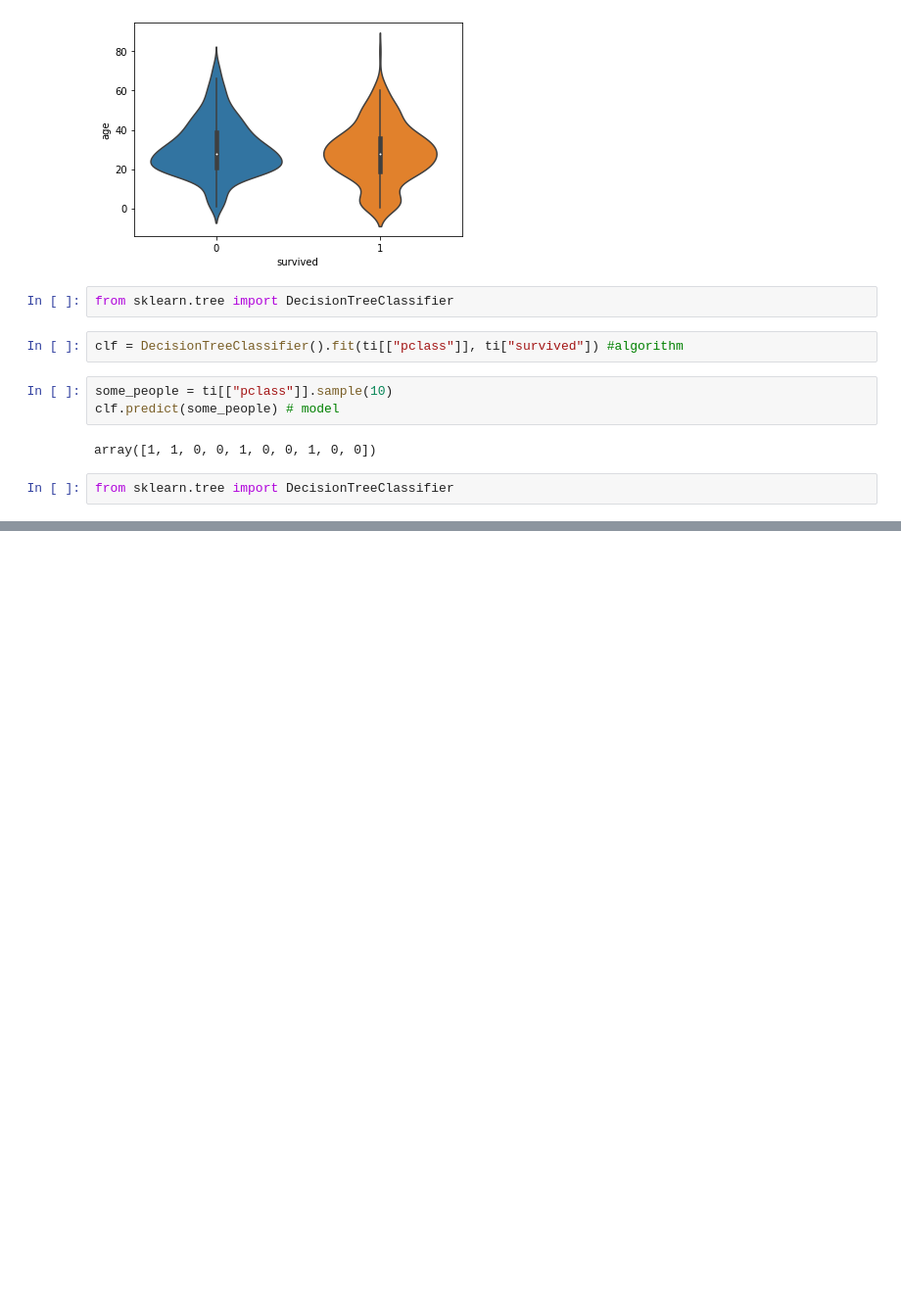
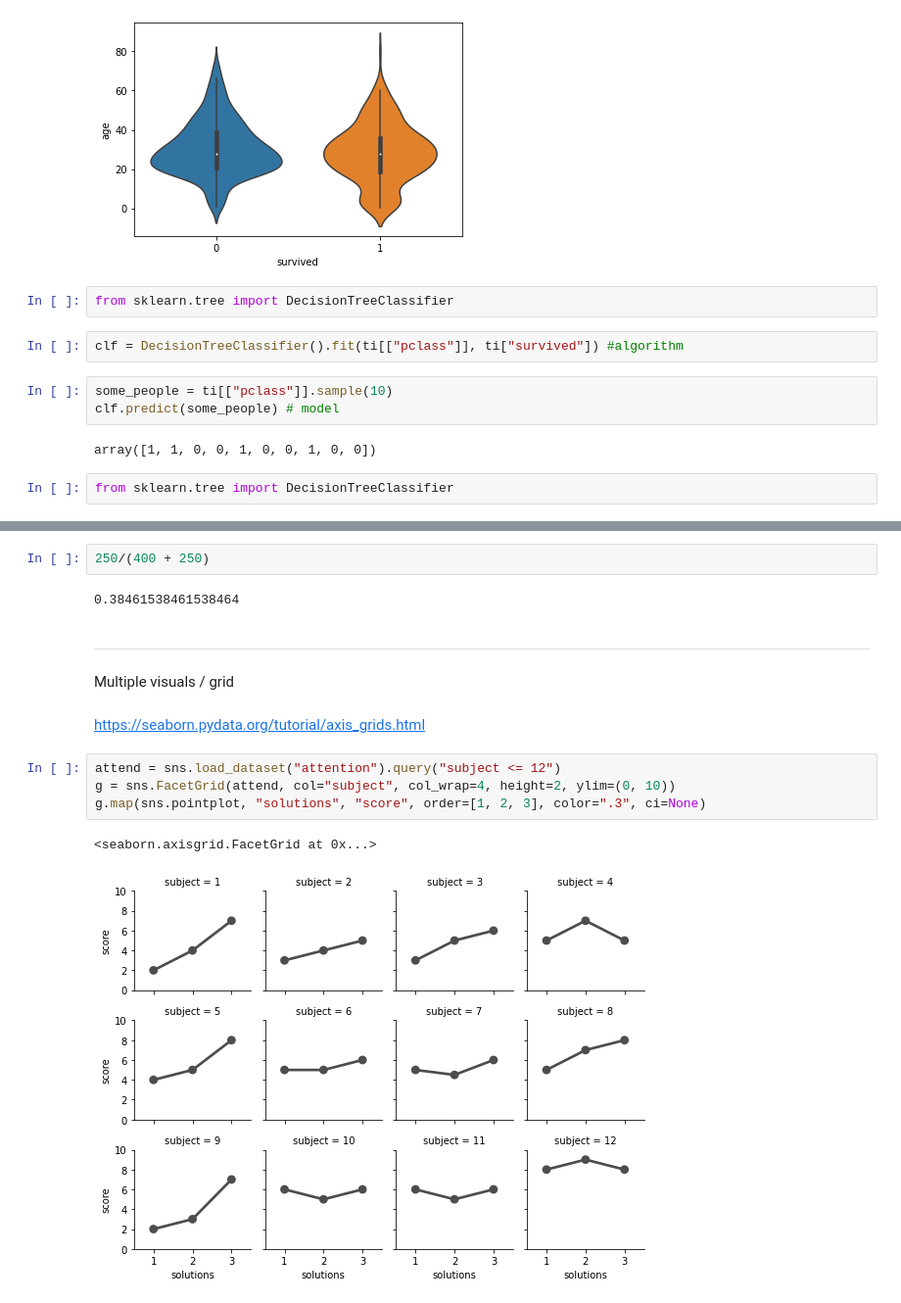
Before and after one commit to Pickett82/courseware-pracds, a Jupyter notebook: MB_NCR_PracDS_2022_03_07/Live/LIVE_PyDataLib.ipynb, the cells around one changed output, grey strips where cells are left out. Shown at 98% size. Drawn from its saved outputs; the diff is of its cells as text; blank space fills up the shorter version.

```diff
--- a/MB_NCR_PracDS_2022_03_07/Live/LIVE_PyDataLib.ipynb
+++ b/MB_NCR_PracDS_2022_03_07/Live/LIVE_PyDataLib.ipynb
@@ -403,0 +590,17 @@ tips[["total_bill", "tip"]].groupby(tips["day"]).mean()
+# %%
+250/(400 + 250)
+# %% [output]
+0.38461538461538464
+# %% [markdown]
+---
+# %% [markdown]
+Multiple visuals / grid
+# %% [markdown]
+https://seaborn.pydata.org/tutorial/axis_grids.html
+# %%
+attend = sns.load_dataset("attention").query("subject <= 12")
+g = sns.FacetGrid(attend, col="subject", col_wrap=4, height=2, ylim=(0, 10))
+g.map(sns.pointplot, "solutions", "score", order=[1, 2, 3], color=".3", ci=None)
+# %% [output]
+<seaborn.axisgrid.FacetGrid at 0x...>
+[figure, added]
```
Also changed, not shown: parts of 102 cells of this notebook, 3 other files.
